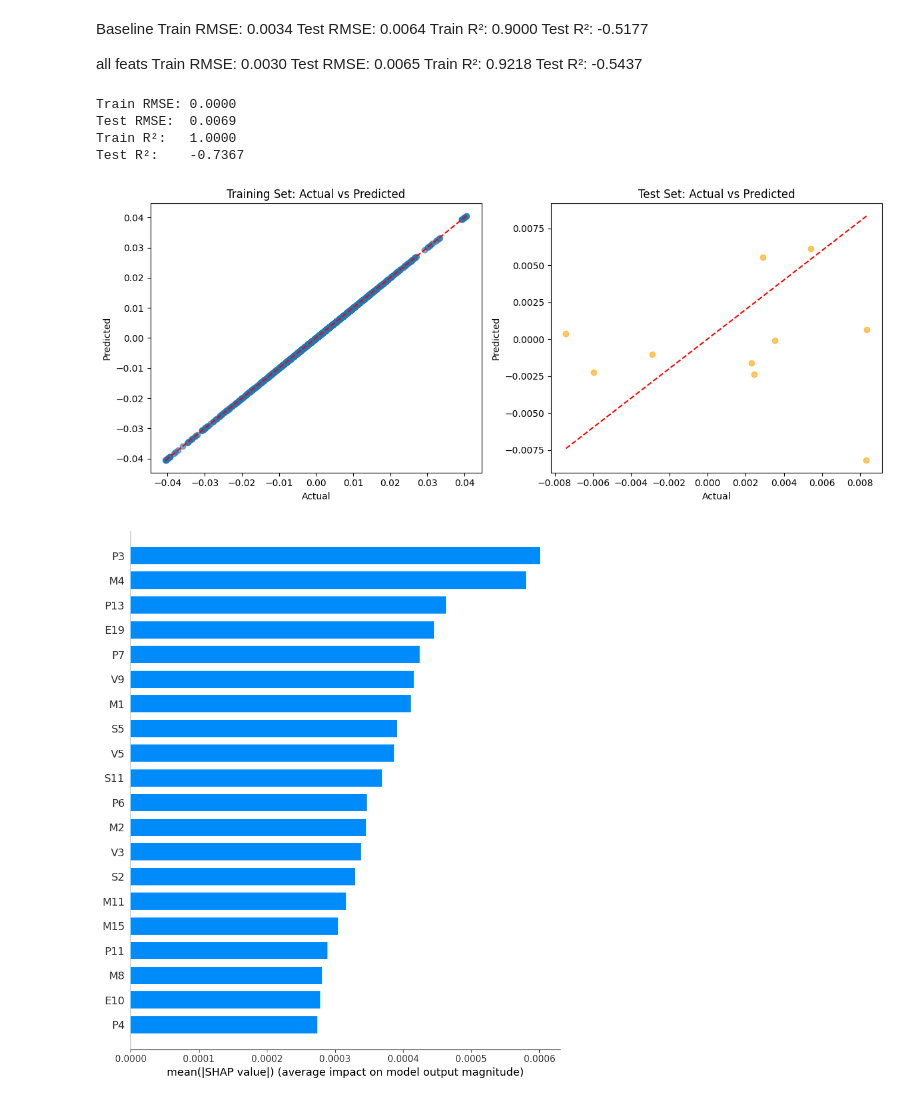
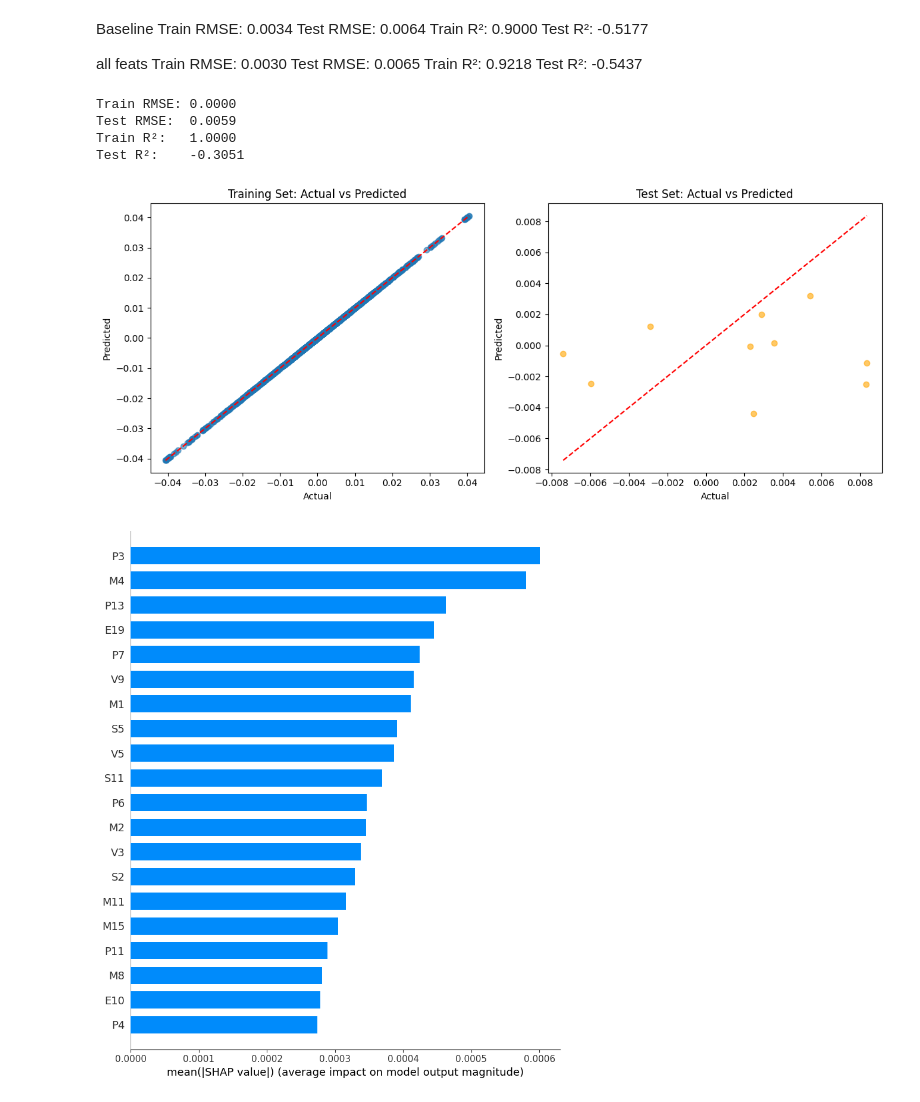
Before and after one commit to abishpius/Hull_Tactical_Market_Prediction, a Jupyter notebook: Hull_Tactical.ipynb, the cells around one changed output. Saved outputs shown, nothing was run; the diff lists cells and outputs as text; code cells hidden in the pictures.

```diff
--- a/Hull_Tactical.ipynb
+++ b/Hull_Tactical.ipynb
@@ -1370,12 +1375,16 @@ df.shape
 # %%
 # model = HistGradientBoostingRegressor()
 model = HistGradientBoostingRegressor(
-    **{'learning_rate': 0.21924616257442375,
-       'random_state': 30,
-  'max_iter': 921,
-       'max_depth': 10,
-       'max_leaf_nodes': 148,
-       'min_samples_leaf': 31, 'l2_regularization': 2.4395926060234704e-05, 'max_features': 0.7030888031262532, 'max_bins': 232}
+    **{'loss': 'squared_error', 'learning_rate': 0.1448510689927439,
+     'random_state': 30,
+     'max_iter': 1138, 'max_leaf_nodes': 232, 'max_depth': 9, 'min_samples_leaf': 24,
+     'l2_regularization': 0.009104904640684683, 'max_bins': 236}
+  #   **{'learning_rate': 0.21924616257442375,
+  #      'random_state': 30,
+  # 'max_iter': 921,
+  #      'max_depth': 10,
+  #      'max_leaf_nodes': 148,
+  #      'min_samples_leaf': 31, 'l2_regularization': 2.4395926060234704e-05, 'max_features': 0.7030888031262532, 'max_bins': 232}
 #     **{'learning_rate': 0.0010315847908288045,
 #  'max_iter': 224,
 #  'max_depth': 11,
@@ -1385,6 +1394,9 @@ model = HistGradientBoostingRegressor(
 #  'max_features': 0.8212307821347176,
 #  'max_bins': 21, 'random_state': 30}
     )
+
+
+
 model.fit(X_train, y_train)
 
 # from sklearn.model_selection import TimeSeriesSplit, GridSearchCV
@@ -1443,8 +1482,8 @@ Train R²:   0.9218
 Test R²:    -0.5437
 # %%
 # Predictions
-y_train_pred = model.predict(X_train)
-y_test_pred = model.predict(X_test)
+y_train_pred = pipe.predict(X_train)#model.predict(X_train)# pipe.predict(X_train)#
+y_test_pred = pipe.predict(X_test)# #pipe.predict(X_test)#model.predict(X_test)
 
 # Evaluation metrics
 train_rmse = np.sqrt(mean_squared_error(y_train, y_train_pred))
@@ -1454,36 +1493,36 @@ test_r2 = r2_score(y_test, y_test_pred)
 
 print(f"Train RMSE: {train_rmse:.4f}")
 print(f"Test RMSE:  {test_rmse:.4f}")
 print(f"Train R²:   {train_r2:.4f}")
 print(f"Test R²:    {test_r2:.4f}")
 
 # Plot predictions vs actual
 plt.figure(figsize=(12, 5))
 
 # Training performance
 plt.subplot(1, 2, 1)
 plt.scatter(y_train, y_train_pred, alpha=0.6)
 plt.title("Training Set: Actual vs Predicted")
 plt.xlabel("Actual")
 plt.ylabel("Predicted")
 plt.plot([y_train.min(), y_train.max()], [y_train.min(), y_train.max()], 'r--')
 
 # Test performance
 plt.subplot(1, 2, 2)
 plt.scatter(y_test, y_test_pred, alpha=0.6, color='orange')
 plt.title("Test Set: Actual vs Predicted")
 plt.xlabel("Actual")
 plt.ylabel("Predicted")
 plt.plot([y_test.min(), y_test.max()], [y_test.min(), y_test.max()], 'r--')
 
 plt.tight_layout()
 plt.show()
 # %% [output]
 Train RMSE: 0.0000
-Test RMSE:  0.0069
+Test RMSE:  0.0059
 Train R²:   1.0000
-Test R²:    -0.7367
+Test R²:    -0.3051
-[figure, old version]
+[figure, new version]
 # %%
 import shap
 
```
Also changed, not shown: parts of 12 cells of this notebook.
